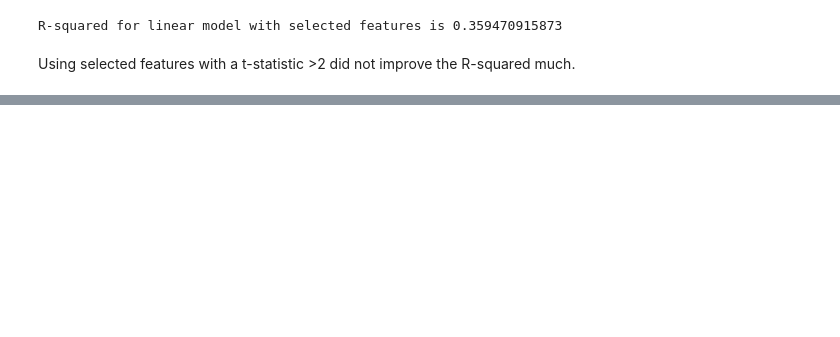
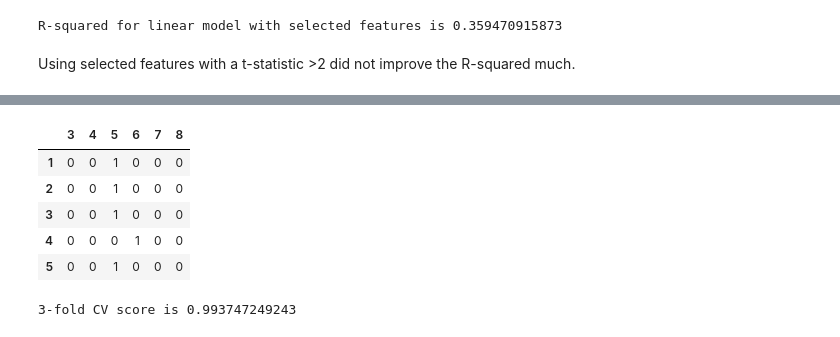
Before and after one commit to poonamrath/DAT_SF_18, a Jupyter notebook: homework_notebooks/Homework # 4.ipynb, the cells around one changed output, grey strips where cells are left out. Saved outputs shown, nothing was run; the diff lists cells and outputs as text; code cells hidden in the pictures; blank space fills up the shorter version.

```diff
--- a/homework_notebooks/Homework # 4.ipynb
+++ b/homework_notebooks/Homework # 4.ipynb
@@ -558 +590,23 @@ from sklearn.cross_validation import train_test_split
 I could use logistic regression on this dataset because the quality column is categorical. Because there are more than two categories, we will need to convert each category into a dummy variable.
+# %%
+# convert quality score to dummy variables
+
+wine_df_dummies = pd.get_dummies(wine_df['quality'])
+wine_df_dummies.head()
+# %% [output]
+|  | 3 | 4 | 5 | 6 | 7 | 8 |
+| 1 | 0 | 0 | 1 | 0 | 0 | 0 |
+| 2 | 0 | 0 | 1 | 0 | 0 | 0 |
+| 3 | 0 | 0 | 1 | 0 | 0 | 0 |
+| 4 | 0 | 0 | 0 | 1 | 0 | 0 |
+| 5 | 0 | 0 | 1 | 0 | 0 | 0 |
+# %%
+# Fit logistic regression for output variable 3 verus everything else
+from sklearn.cross_validation import cross_val_score
+model_lr = LogisticRegression(C=1)
+features = wine_features_norm.astype(float) #[['volatile_acidity','sulphates','alcohol']].astype(float)
+target = wine_df_dummies['3']
+cv_score_quality_3 = cross_val_score(model_lr,features,target,cv=3).mean()
+print "3-fold CV score is {}".format(cross_val_score(model_lr,features,target,cv=3).mean())
+# %% [output]
+3-fold CV score is 0.993747249243
```
Also changed, not shown: parts of 43 cells of this notebook.
